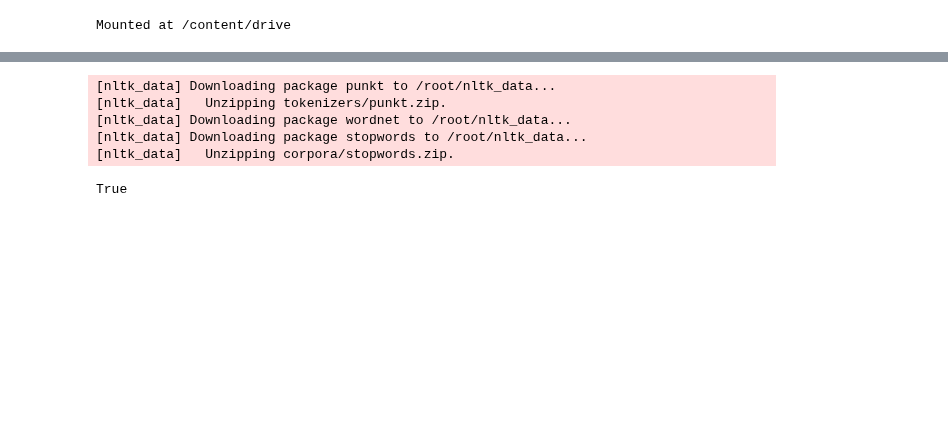
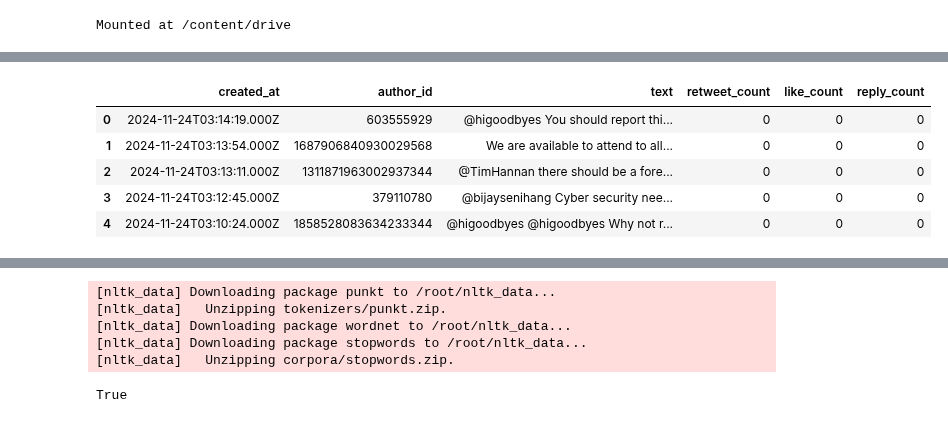
Before and after one commit to athulrj02/TwiPipeline, a Jupyter notebook: DA|CA_One.ipynb, the cells around one changed output, grey strips where cells are left out. Saved outputs shown, nothing was run; the diff lists cells and outputs as text; code cells hidden in the pictures; blank space fills up the shorter version.

```diff
--- a/DA|CA_One.ipynb
+++ b/DA|CA_One.ipynb
@@ -59,2 +103,13 @@ Mounted at /content/drive
 # %%
-df.to_csv('/content/drive/My Drive/Colab Notebooks/cybersecurity_tweets.csv', index=False)
+csv_path = "/content/drive/My Drive/Colab Notebooks/cyber_security_tweets.csv"
+# %%
+df=pd.read_csv(csv_path)
+# %%
+df.head()
+# %% [output]
+|  | created_at | author_id | text | retweet_count | like_count | reply_count |
+| 0 | 2024-11-24T03:14:19.000Z | 603555929 | @higoodbyes You should report thi... | 0 | 0 | 0 |
+| 1 | 2024-11-24T03:13:54.000Z | 1687906840930029568 | We are available to attend to all... | 0 | 0 | 0 |
+| 2 | 2024-11-24T03:13:11.000Z | 1311871963002937344 | @TimHannan there should be a fore... | 0 | 0 | 0 |
+| 3 | 2024-11-24T03:12:45.000Z | 379110780 | @bijaysenihang Cyber security nee... | 0 | 0 | 0 |
+| 4 | 2024-11-24T03:10:24.000Z | 1858528083634233344 | @higoodbyes @higoodbyes Why not r... | 0 | 0 | 0 |
```
Also changed, not shown: parts of 56 cells of this notebook.
